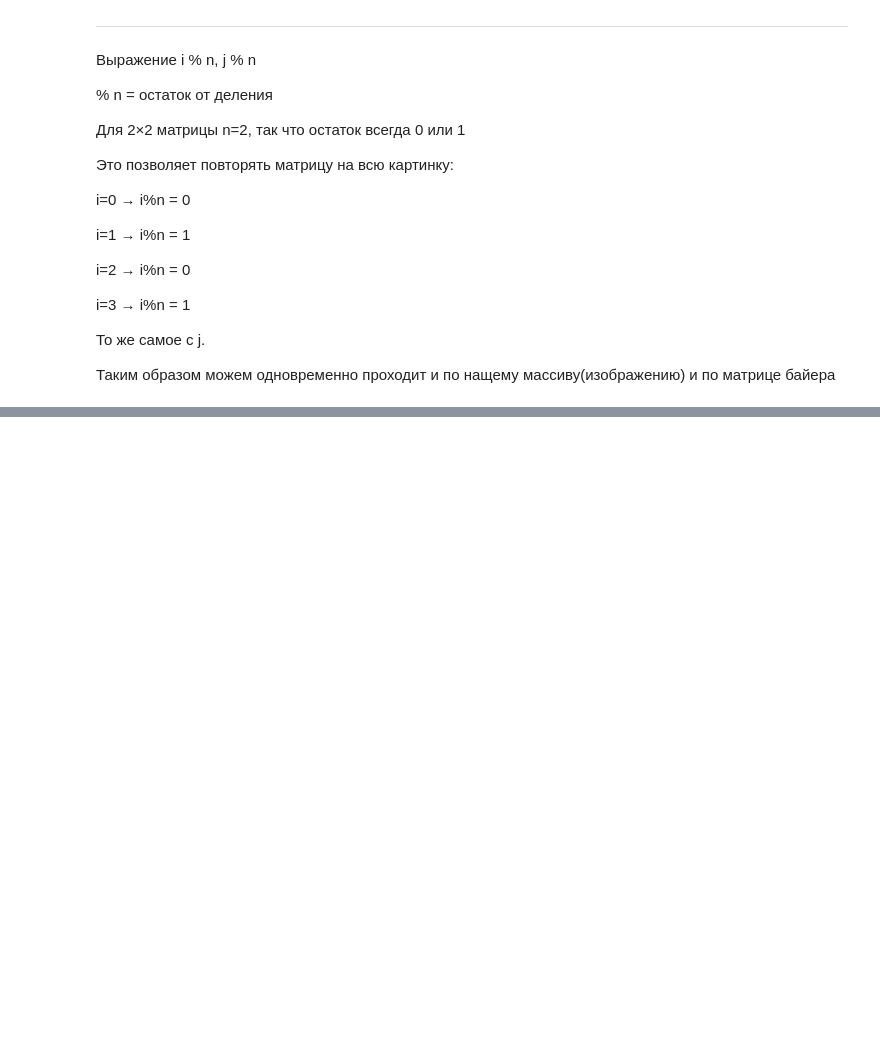
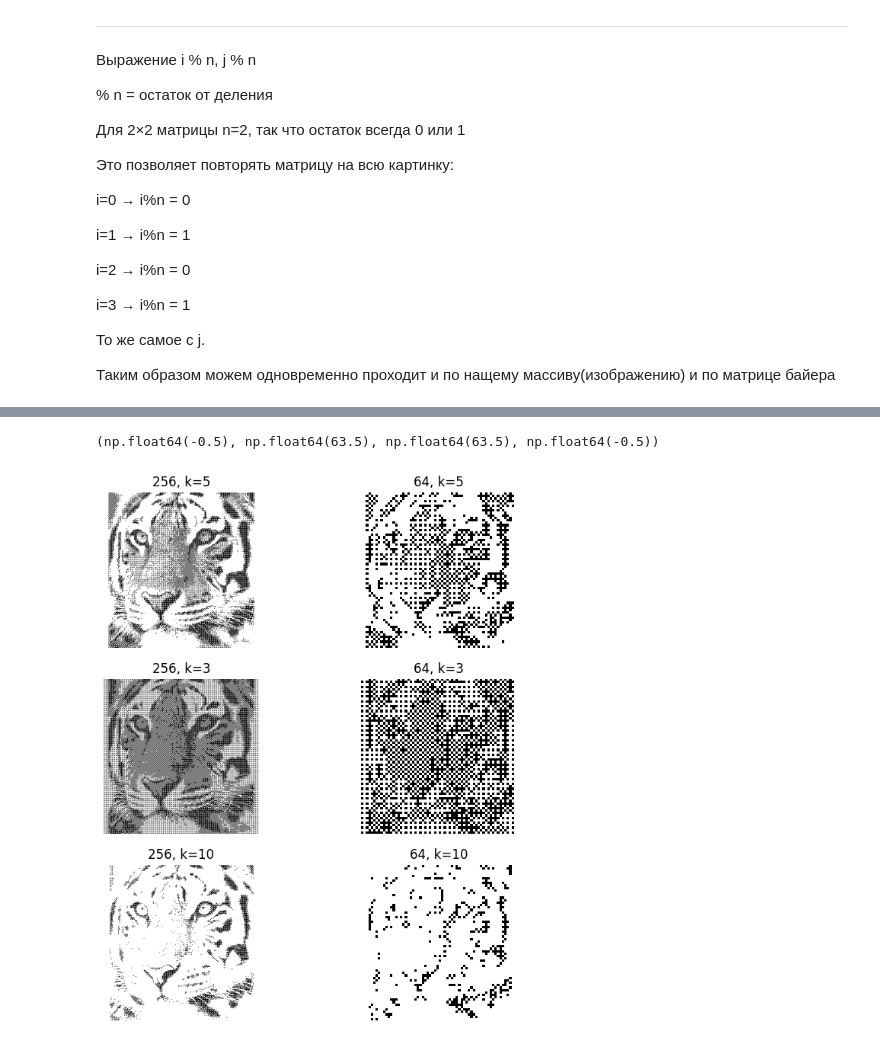
Before and after one commit to Shamil65/Machine-learning-start, a Jupyter notebook: libraries/pillow/pillow_start.ipynb, the cells around one changed output, grey strips where cells are left out. Cells and saved outputs as stored; diff of their text form; code cells hidden in the pictures; blank space fills up the shorter version.

```diff
--- a/libraries/pillow/pillow_start.ipynb
+++ b/libraries/pillow/pillow_start.ipynb
@@ -315,0 +261,69 @@ img_dithered_256.show()
+# %%
+# Определяем матрицу 2x2
+m_2x2 = np.array([[0, 2],
+                  [3, 1]])
+
+
+def bayer(img_, k):
+    # ----------------
+    # Для любого разрешениz
+    arr_256 = np.array(img_, dtype=np.float32)
+
+    dithered_256 = np.zeros_like(arr_256, dtype=np.uint8)
+
+    for y in range(arr_256.shape[0]):
+        for x in range(arr_256.shape[1]):
+            if arr_256[y, x] * k / 256 > m_2x2[y % 2, x % 2]:
+                dithered_256[y, x] = 255
+            else:
+                dithered_256[y, x] = 0
+
+    return Image.fromarray(dithered_256, mode="L")
+
+# 5
+img_dithered_64_5 = bayer(img_gray_64, k=5)
+img_dithered_256_5 = bayer(img_gray_256, k=5)
+
+# 3
+img_dithered_64_3 = bayer(img_gray_64, k=3)
+img_dithered_256_3 = bayer(img_gray_256, k=3)
+
+# 10
+img_dithered_64_10 = bayer(img_gray_64, k=10)
+img_dithered_256_10 = bayer(img_gray_256, k=10)
+
+# ----------------
+# Визуализация джл 5
+plt.figure(figsize=(8, 9))
+plt.subplot(3, 2, 1)
+plt.imshow(img_dithered_256_5, cmap="gray")
+plt.title("256, k=5")
+plt.axis("off")
+
+plt.subplot(3, 2, 2)
+plt.imshow(img_dithered_64_5, cmap="gray")
+plt.title("64, k=5")
+plt.axis("off")
+
+plt.subplot(3, 2, 3)
+plt.imshow(img_dithered_256_3, cmap="gray")
+plt.title("256, k=3")
+plt.axis("off")
+
+plt.subplot(3, 2, 4)
+plt.imshow(img_dithered_64_3, cmap="gray")
+plt.title("64, k=3")
+plt.axis("off")
+
+plt.subplot(3, 2, 5)
+plt.imshow(img_dithered_256_10, cmap="gray")
+plt.title("256, k=10")
+plt.axis("off")
+
+plt.subplot(3, 2, 6)
+plt.imshow(img_dithered_64_10, cmap="gray")
+plt.title("64, k=10")
+plt.axis("off")
+# %% [output]
+(np.float64(-0.5), np.float64(63.5), np.float64(63.5), np.float64(-0.5))
+[figure, added]
```
Also changed, not shown: parts of 3 cells of this notebook.
